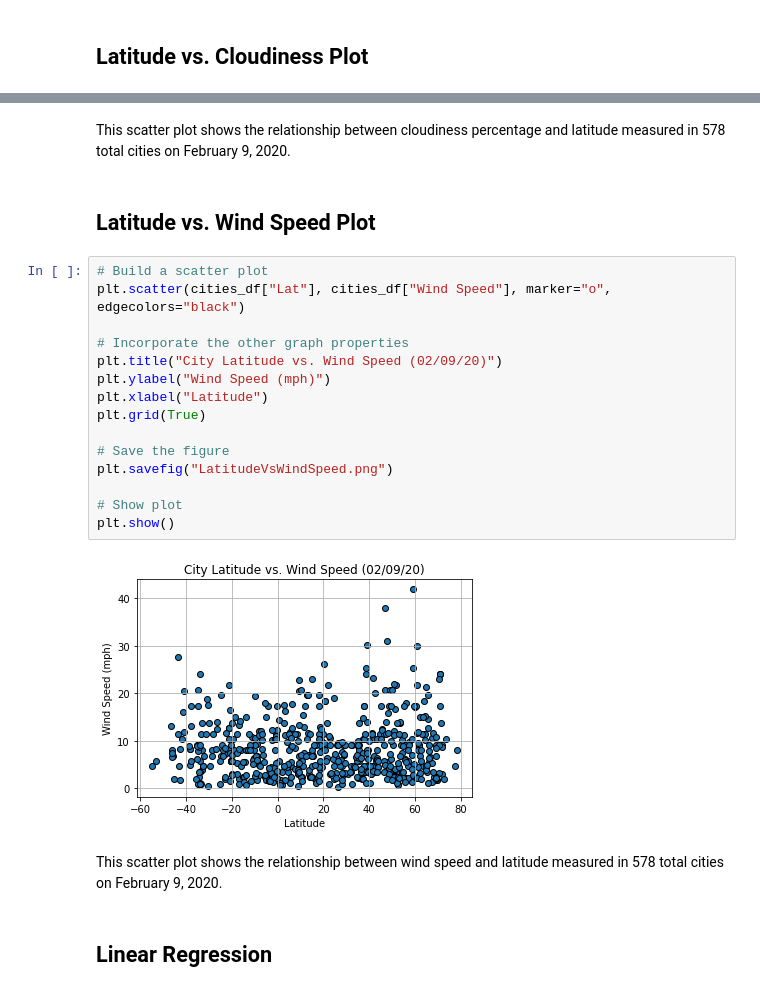
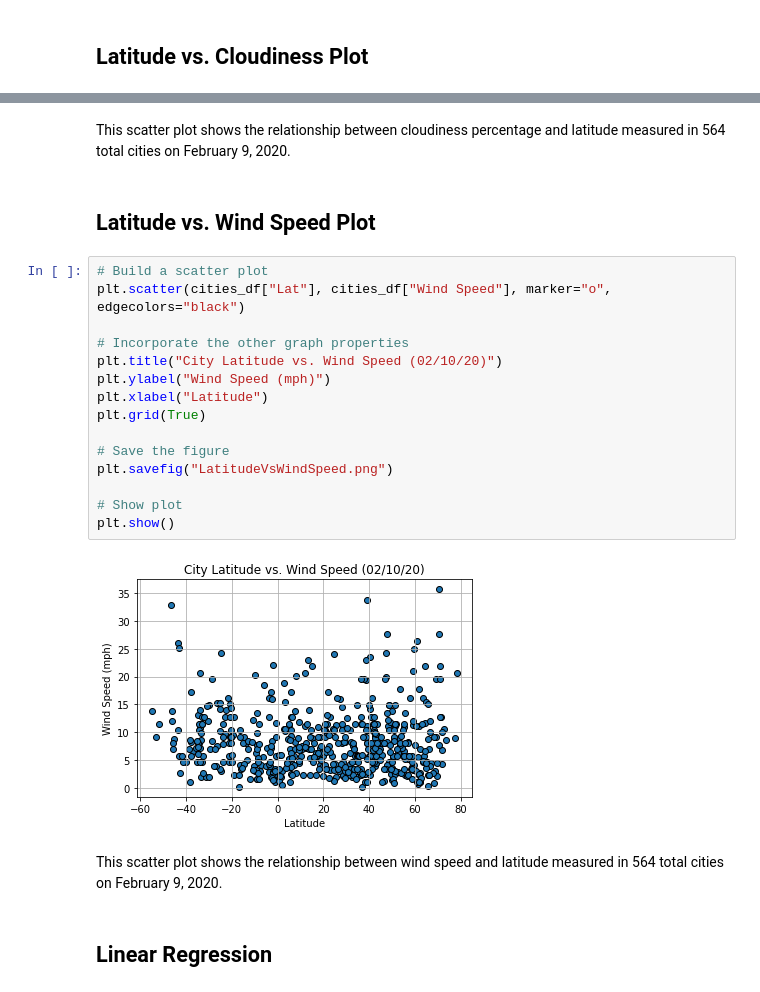
Before and after one commit to JonWeber0328/python-api-challenge, a Jupyter notebook: WeatherPy/WeatherPy.ipynb, the cells around one changed output, grey strips where cells are left out. Cells and saved outputs as stored; diff of their text form.

```diff
--- a/WeatherPy/WeatherPy.ipynb
+++ b/WeatherPy/WeatherPy.ipynb
@@ -260,28 +260,28 @@ plt.show()
 # %% [markdown]
 This scatter plot shows the relationship between cloudiness percentage and latitude
-measured in 578 total cities on February 9, 2020.
+measured in 564 total cities on February 9, 2020.
 # %% [markdown]
 ## Latitude vs. Wind Speed Plot
 # %%
 # Build a scatter plot
 plt.scatter(cities_df["Lat"], cities_df["Wind Speed"], marker="o", edgecolors="black")
 
 # Incorporate the other graph properties
-plt.title("City Latitude vs. Wind Speed (02/09/20)")
+plt.title("City Latitude vs. Wind Speed (02/10/20)")
 plt.ylabel("Wind Speed (mph)")
 plt.xlabel("Latitude")
 plt.grid(True)
 
 # Save the figure
 plt.savefig("LatitudeVsWindSpeed.png")
 
 # Show plot
 plt.show()
 # %% [output]
-[figure, old version]
+[figure, new version]
 # %% [markdown]
 This scatter plot shows the relationship between wind speed and latitude
-measured in 578 total cities on February 9, 2020.
+measured in 564 total cities on February 9, 2020.
 # %% [markdown]
 ## Linear Regression
 # %%
```
Also changed, not shown: parts of 27 cells of this notebook, 5 other files.
